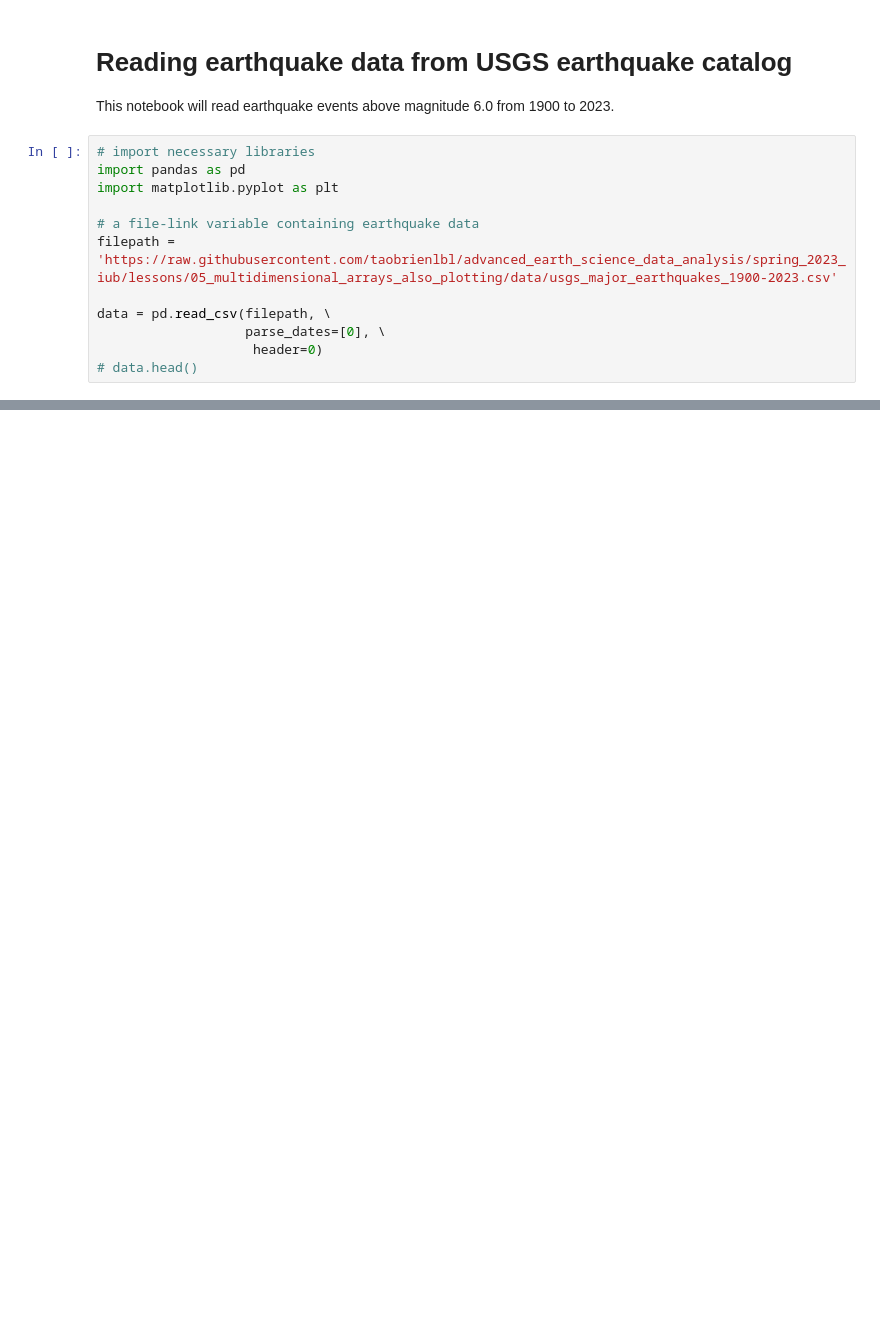
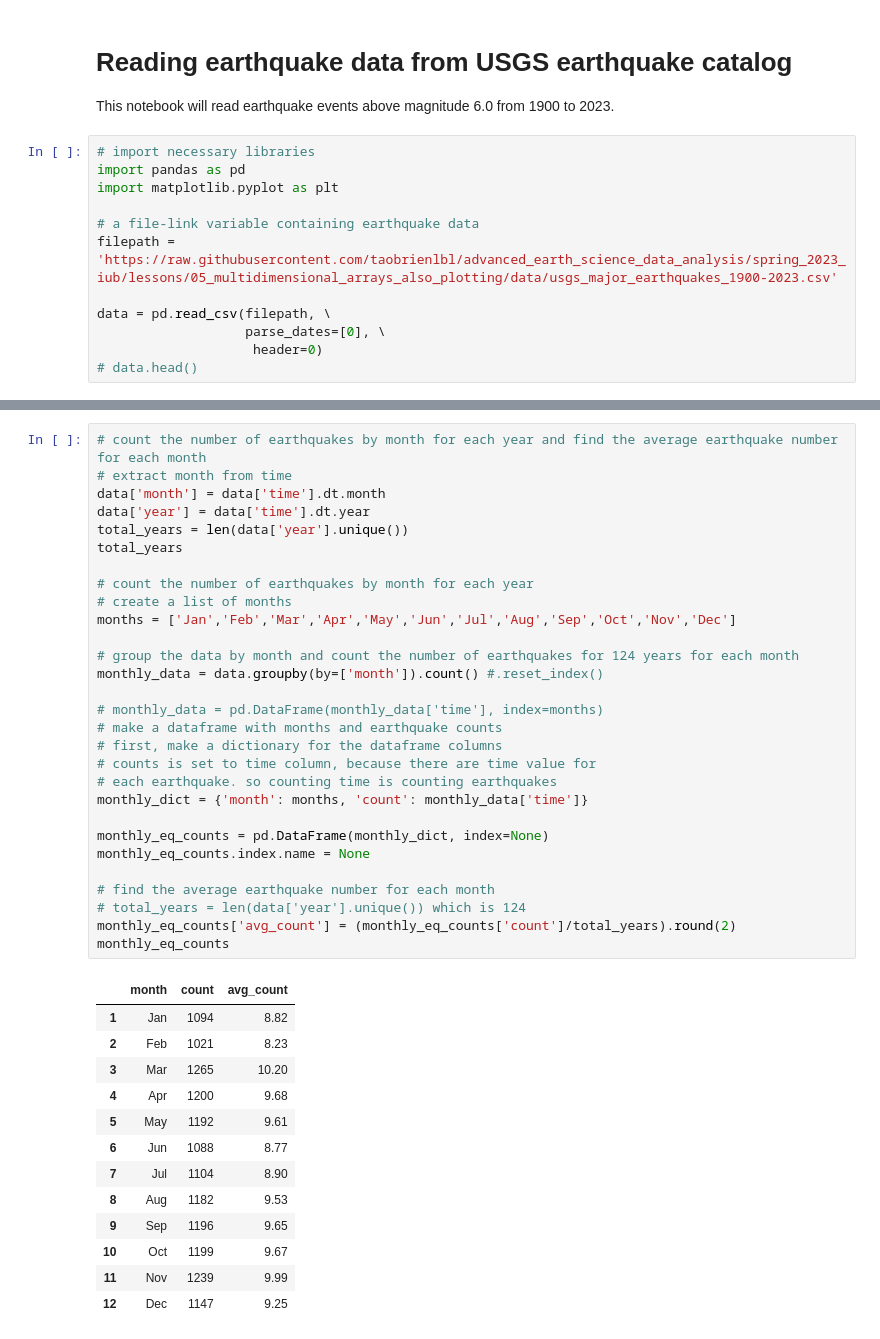
Before and after one commit to arif-geo/e_sci_data_analysis_test, a Jupyter notebook: eart_sci_data_analysis/lesson_4/05_warmup.ipynb, the cells around one changed output, grey strips where cells are left out. Cells and saved outputs as stored; diff of their text form; blank space fills up the shorter version.

```diff
--- a/eart_sci_data_analysis/lesson_4/05_warmup.ipynb
+++ b/eart_sci_data_analysis/lesson_4/05_warmup.ipynb
@@ -59,0 +53,43 @@ plt.show()
+# %%
+# count the number of earthquakes by month for each year and find the average earthquake number for each month
+# extract month from time
+data['month'] = data['time'].dt.month
+data['year'] = data['time'].dt.year
+total_years = len(data['year'].unique())
+total_years
+
+# count the number of earthquakes by month for each year
+# create a list of months
+months = ['Jan','Feb','Mar','Apr','May','Jun','Jul','Aug','Sep','Oct','Nov','Dec']
+
+# group the data by month and count the number of earthquakes for 124 years for each month
+monthly_data = data.groupby(by=['month']).count() #.reset_index()
+
+# monthly_data = pd.DataFrame(monthly_data['time'], index=months)
+# make a dataframe with months and earthquake counts
+# first, make a dictionary for the dataframe columns
+# counts is set to time column, because there are time value for
+# each earthquake. so counting time is counting earthquakes
+monthly_dict = {'month': months, 'count': monthly_data['time']}
+
+monthly_eq_counts = pd.DataFrame(monthly_dict, index=None)
+monthly_eq_counts.index.name = None
+
+# find the average earthquake number for each month
+# total_years = len(data['year'].unique()) which is 124
+monthly_eq_counts['avg_count'] = (monthly_eq_counts['count']/total_years).round(2)
+monthly_eq_counts
+# %% [output]
+|  | month | count | avg_count |
+| 1 | Jan | 1094 | 8.82 |
+| 2 | Feb | 1021 | 8.23 |
+| 3 | Mar | 1265 | 10.20 |
+| 4 | Apr | 1200 | 9.68 |
+| 5 | May | 1192 | 9.61 |
+| 6 | Jun | 1088 | 8.77 |
+| 7 | Jul | 1104 | 8.90 |
+| 8 | Aug | 1182 | 9.53 |
+| 9 | Sep | 1196 | 9.65 |
+| 10 | Oct | 1199 | 9.67 |
+| 11 | Nov | 1239 | 9.99 |
+| 12 | Dec | 1147 | 9.25 |
```
Also changed, not shown: parts of 5 cells of this notebook.
